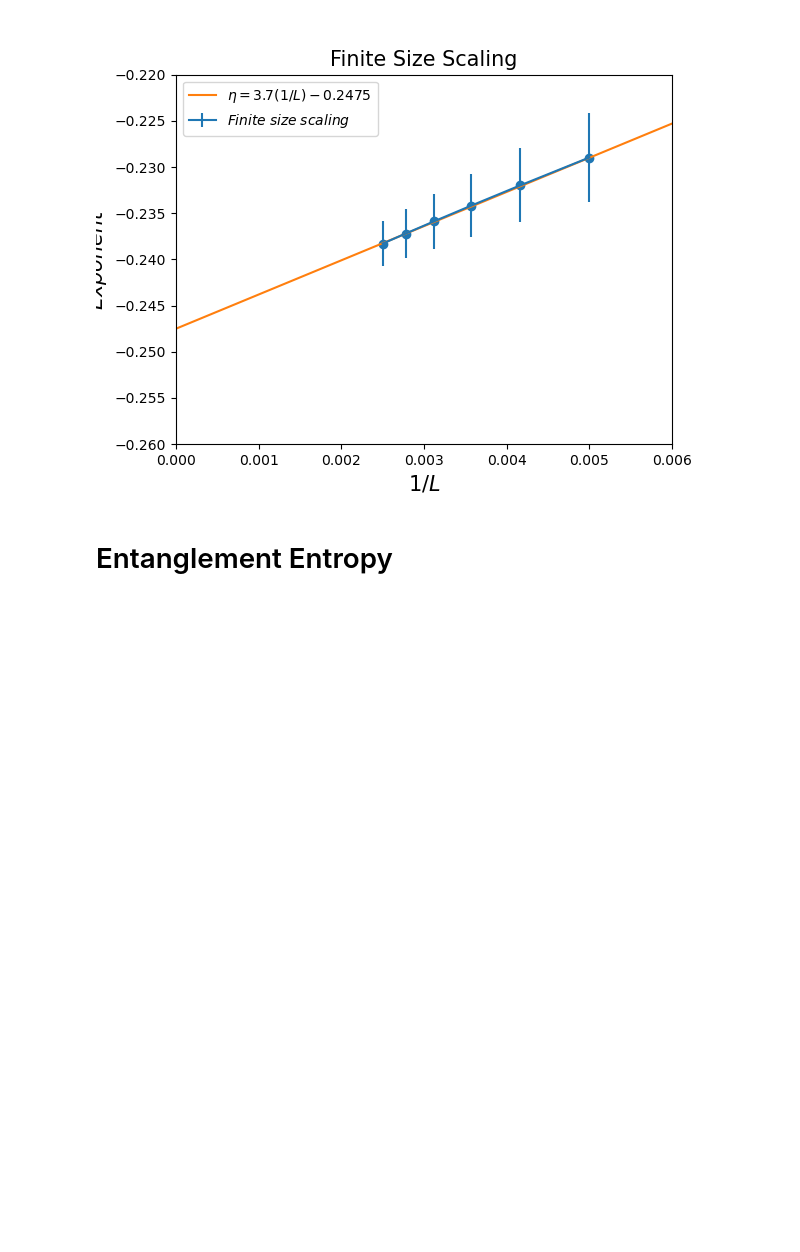
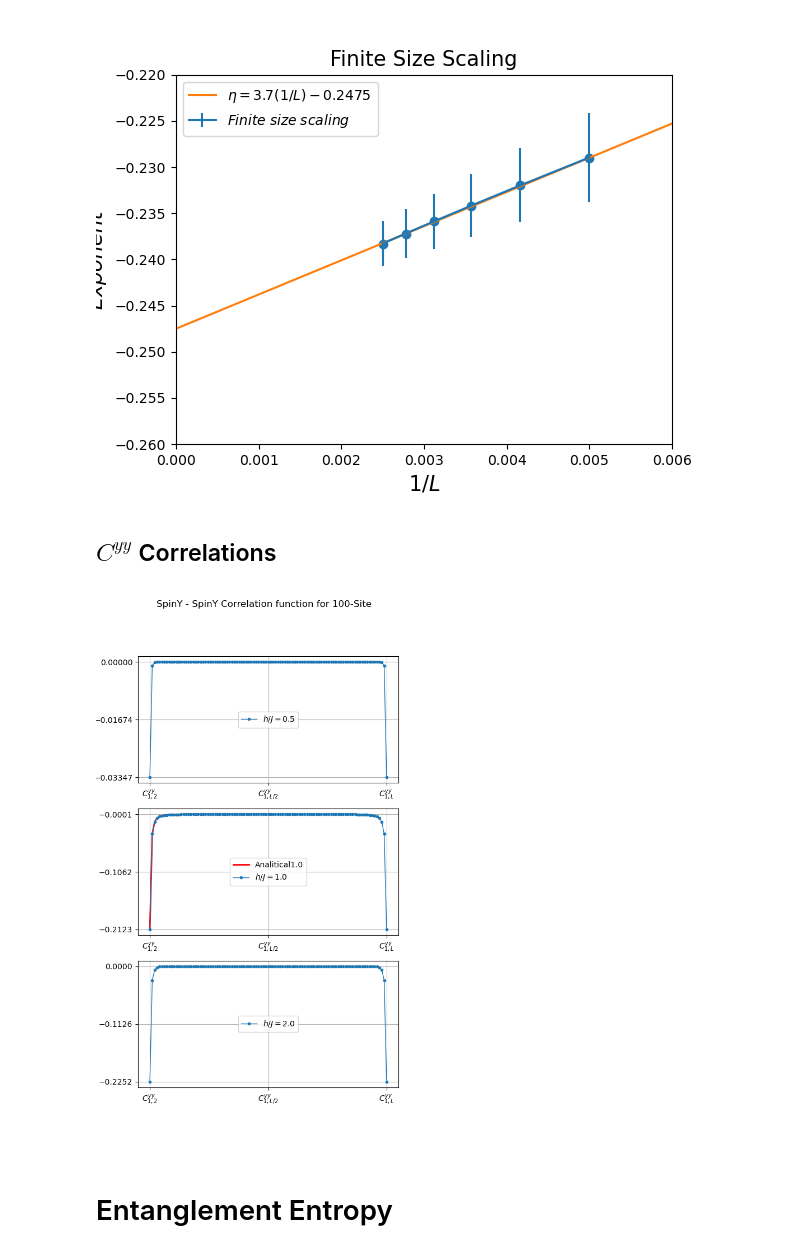
Before and after one commit to Skylines316/Quantum_Ising_Chain, a Jupyter notebook: IsingChain.ipynb, the cells around one changed output. Saved outputs shown, nothing was run; the diff lists cells and outputs as text; code cells hidden in the pictures; blank space fills up the shorter version.

```diff
--- a/IsingChain.ipynb
+++ b/IsingChain.ipynb
@@ -615,6 +633,42 @@ plt.legend()
 plt.show()
 # %% [output]
 [figure]
+# %% [markdown]
+## $C^{yy}$ Correlations
+# %%
+## Correlations:
+
+L = 100
+J = 1.
+kappa = 1.
+
+fig, axs = plt.subplots(3)
+fig.suptitle(r'SpinY - SpinY Correlation function for ' + str(L) + r'-Site')
+fig.set_size_inches(6,10)
+
+hL = int(L/2)
+
+p=0
+for h in [0.5, 1, 2]:
+  corr = []
+  H = Hamiltonian(h,L,J,kappa,PBC=True)
+  for l in range(1,L):
+    corr.append(H.spincorrYY(0,l)(0))
+
+  if p==1:
+    C = lambda x: np.array([[-2/(np.pi*(1+2*(i+2))) for i in np.arange(-x+j,j,1)[::-1]] for j in np.arange(0,x,1)])
+    aCorrYY = []
+    for i in range(1,hL):
+      aCorrYY.append(np.linalg.det(C(i)))
+    axs[1].plot(range(1,hL), aCorrYY, '-', color='red', lw=2, markersize=3, label=r"Analitical"+str(h/J))
+  axs[p].plot(range(1,L), corr, 'o-', lw=1, markersize=3, label=r"$h/J=$"+str(h/J))
+  axs[p].set_xticks([1, L/2, L-1],[r'$C_{1,2}^{yy}$', r'$C_{1,L/2}^{yy}$', r'$C_{1,L}^{yy}$'])
+  axs[p].set_yticks([np.min(corr), np.min(corr)+(np.max(corr)-np.min(corr))/2, np.max(corr)])
+  axs[p].legend(loc='center')
+  axs[p].grid(True)
+  p+=1
+# %% [output]
+[figure, added]
 # %% [markdown]
 # Entanglement Entropy
 # %%
```
Also changed, not shown: parts of 10 cells of this notebook.
